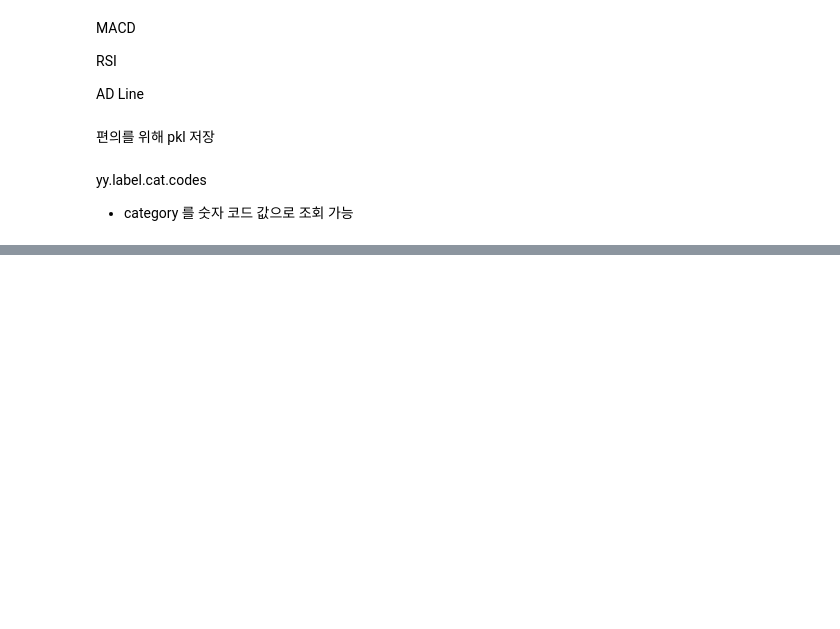
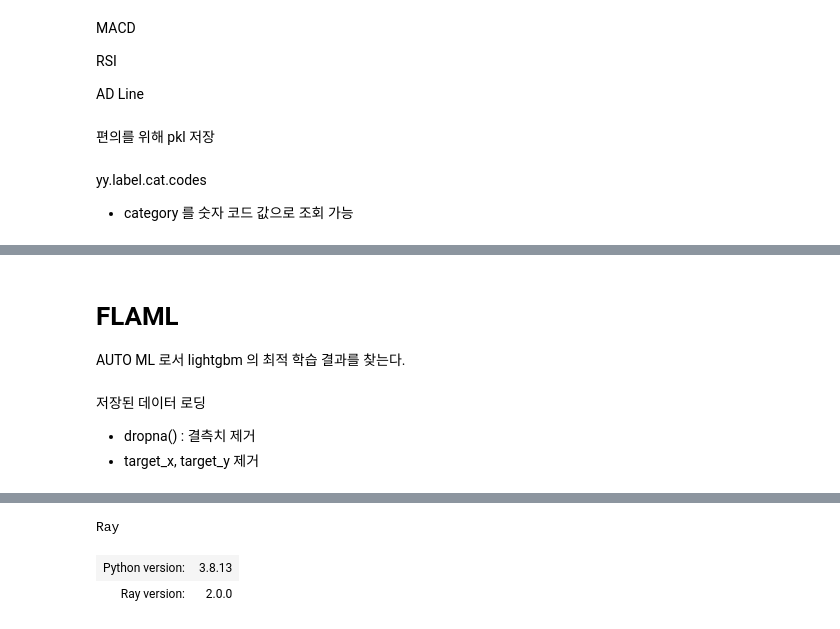
Before and after one commit to jangmino/AIFT2022, a Jupyter notebook: jupyter/baseline_model.ipynb, the cells around one changed output, grey strips where cells are left out. Cells and saved outputs as stored; diff of their text form; code cells hidden in the pictures; blank space fills up the shorter version.

```diff
--- a/jupyter/baseline_model.ipynb
+++ b/jupyter/baseline_model.ipynb
@@ -250,0 +119,8 @@ plot_series(y, y_pred, labels=["y", "y_pred"])
+# %% [markdown]
+# FLAML
+
+AUTO ML 로서 lightgbm 의 최적 학습 결과를 찾는다.
+# %% [markdown]
+저장된 데이터 로딩
+- dropna() : 결측치 제거
+- target_x, target_y 제거
@@ -250,0 +134,3 @@ plot_series(y, y_pred, labels=["y", "y_pred"])
+# %%
+ray.init(num_cpus=4)
+# %% [output]
@@ -250,0 +138,3 @@ plot_series(y, y_pred, labels=["y", "y_pred"])
+Ray
+| Python version: | 3.8.13 |
+| Ray version: | 2.0.0 |
```
Also changed, not shown: parts of 43 cells of this notebook.
